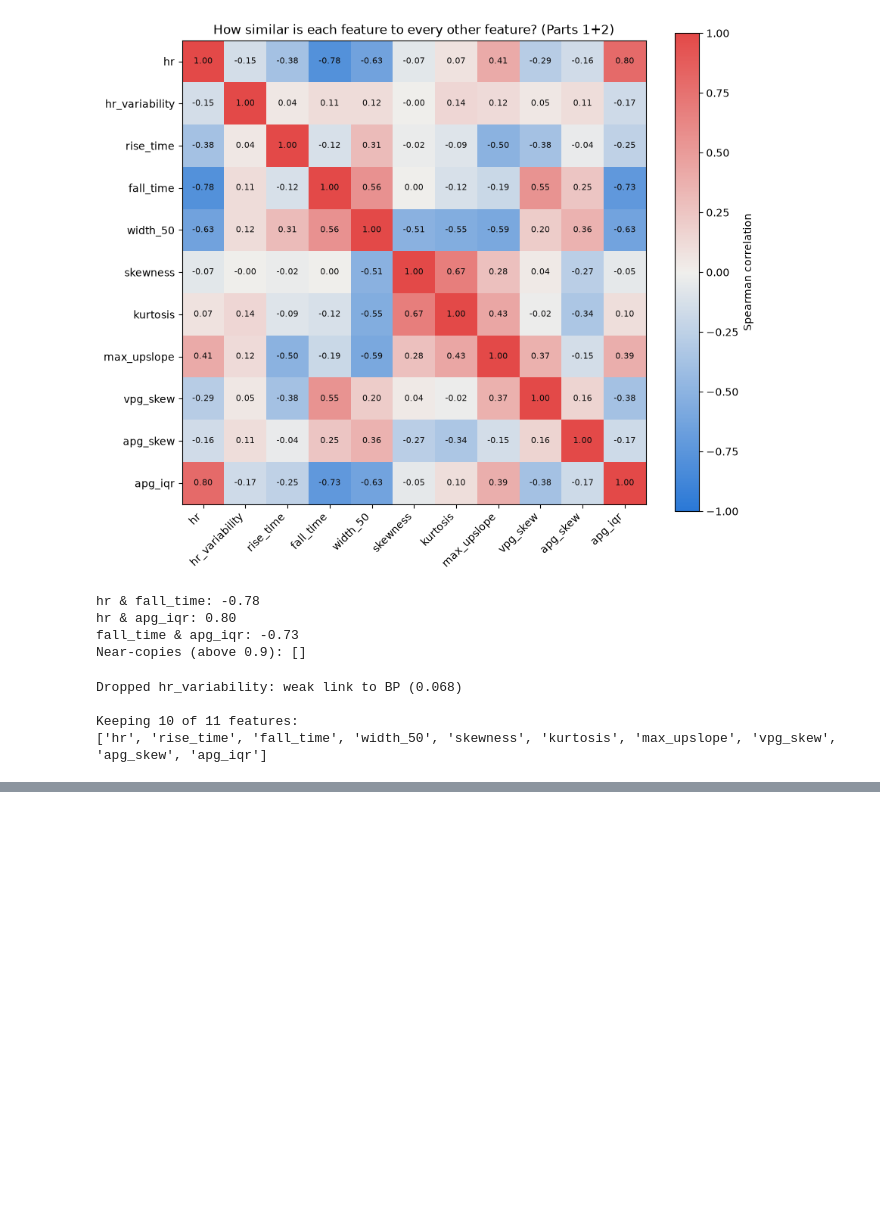
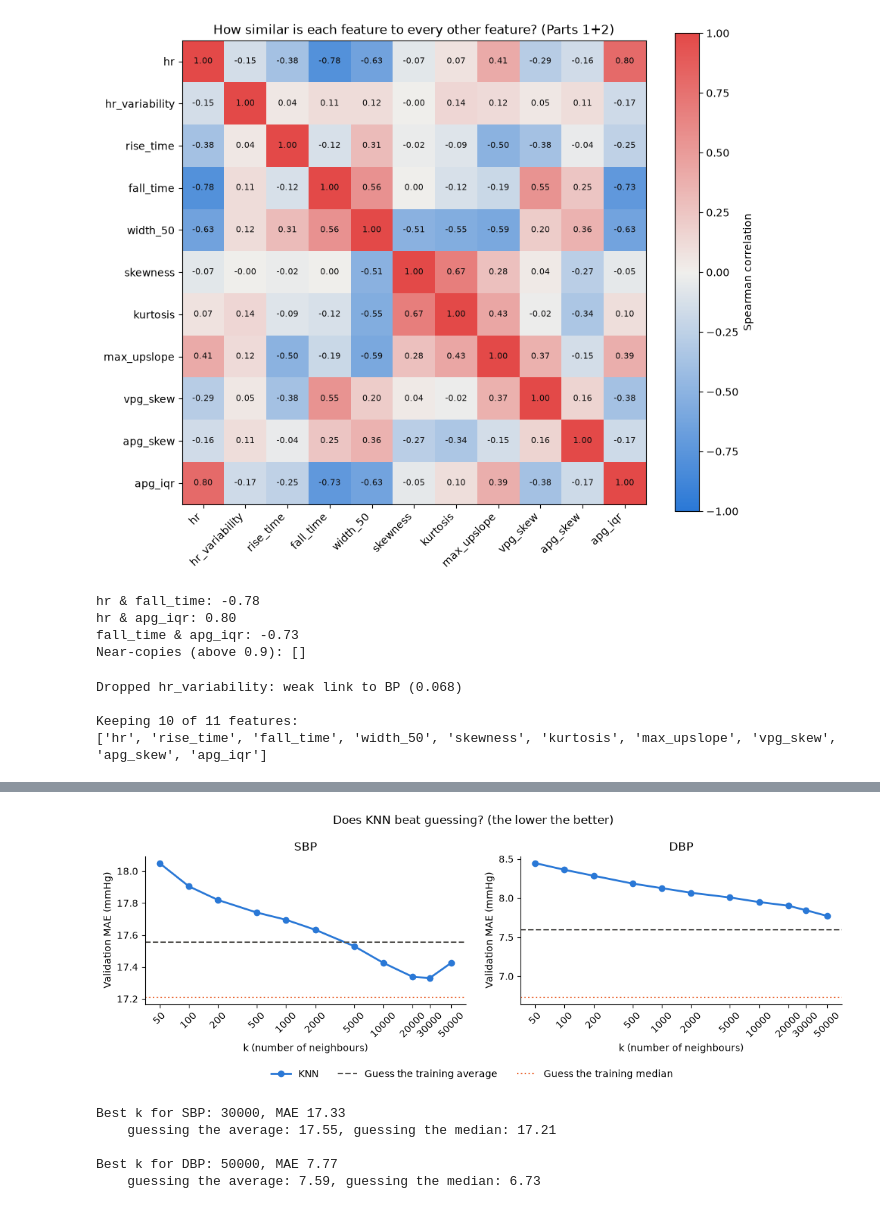
Before and after one commit to Break-Through-Tech/Microsoft-1B-educational-blood-pressure-estimation, a Jupyter notebook: notebooks/Main_Code.ipynb, the cells around one changed output, grey strips where cells are left out. Saved outputs shown, nothing was run; the diff lists cells and outputs as text; code cells hidden in the pictures; blank space fills up the shorter version.

Commit message:
KNN part 1: Part split, baselines, RobustScaler, k sweep

```diff
--- a/notebooks/Main_Code.ipynb
+++ b/notebooks/Main_Code.ipynb
@@ -1142,0 +1223,17 @@ Keeping 10 of 11 features:
+# %%
+#SCALE THE FEATURES (LEARN FROM THE TRAINING DATA ONLY)
+from sklearn.preprocessing import RobustScaler
+
+scaler = RobustScaler()
+X_train_scaled = scaler.fit_transform(X_train) # fit = learn each feature's median and IQR, transform = rescale with them
+X_val_scaled = scaler.transform(X_val) # transform only: reuse the TRAINING median and IQR (no peeking at Part 3)
+
+#before vs after: the spread (IQR) of each feature
+'''
+before scaling, the spreads are wildly different (hr ~25 vs apg_iqr ~0.008)
+after scaling, every feature's spread is 1
+'''
+spread_before = X_train.quantile(0.75) - X_train.quantile(0.25)
+X_train_scaled_df = pd.DataFrame(X_train_scaled, columns=selected_features) # the scaler returns a plain array, so put the column names back
+spread_after = X_train_scaled_df.quantile(0.75) - X_train_scaled_df.quantile(0.25)
+print(pd.DataFrame({"IQR before": spread_before, "IQR after": spread_after}).round(3))
@@ -1142,0 +1304,46 @@ Keeping 10 of 11 features:
+# %%
+#PLOT: VALIDATION MAE FOR EACH k, COMPARED WITH THE TWO BASELINES
+fig, axes = plt.subplots(1, 2, figsize=(11, 4))
+
+for i, bp in enumerate(["SBP", "DBP"]):
+    ax = axes[i] # left plot = SBP, right plot = DBP
+    ax.plot(k_results["k"], k_results[f"{bp} MAE"], color="#2a78d6", linewidth=2, marker="o", markersize=6, label="KNN")
+    ax.axhline(average_mae[bp], color="#52514e", linewidth=1.5, linestyle="--", label="Guess the training average")
+    ax.axhline(median_mae[bp], color="#eb6834", linewidth=1.5, linestyle=":", label="Guess the training median")
+
+    #k values are spread out (50 to 50,000), so a log scale spaces them evenly
+    ax.set_xscale("log")
+    ax.set_xticks(k_values)
+    ax.set_xticklabels(k_values, rotation=45) # tilt the labels so the close ones don't overlap
+    ax.minorticks_off() # hide the extra in-between tick marks the log scale adds
+
+    ax.set_xlabel("k (number of neighbours)")
+    ax.set_ylabel("Validation MAE (mmHg)")
+    ax.set_title(bp)
+    ax.spines["top"].set_visible(False)
+    ax.spines["right"].set_visible(False)
+
+#one shared legend under both plots (the 3 lines are the same in both)
+handles, labels = axes[0].get_legend_handles_labels()
+fig.legend(handles, labels, loc="lower center", ncol=3, frameon=False)
+fig.suptitle("Does KNN beat guessing? (the lower the better)")
+plt.tight_layout(rect=[0, 0.08, 1, 1]) # to leave room at the bottom for the legend
+plt.show()
+# %% [output]
+[figure, added]
+# %%
+#WHICH k WORKED BEST?
+best_sbp_row = k_results.loc[k_results["SBP MAE"].idxmin()] # idxmin = the row label of the smallest MAE
+best_dbp_row = k_results.loc[k_results["DBP MAE"].idxmin()]
+
+print(f"Best k for SBP: {int(best_sbp_row['k'])}, MAE {best_sbp_row['SBP MAE']:.2f}")
+print(f"    guessing the average: {average_mae['SBP']:.2f}, guessing the median: {median_mae['SBP']:.2f}")
+print()
+print(f"Best k for DBP: {int(best_dbp_row['k'])}, MAE {best_dbp_row['DBP MAE']:.2f}")
+print(f"    guessing the average: {average_mae['DBP']:.2f}, guessing the median: {median_mae['DBP']:.2f}")
+# %% [output]
+Best k for SBP: 30000, MAE 17.33
+    guessing the average: 17.55, guessing the median: 17.21
+
+Best k for DBP: 50000, MAE 7.77
+    guessing the average: 7.59, guessing the median: 6.73
```
Also changed, not shown: parts of 9 cells of this notebook.
